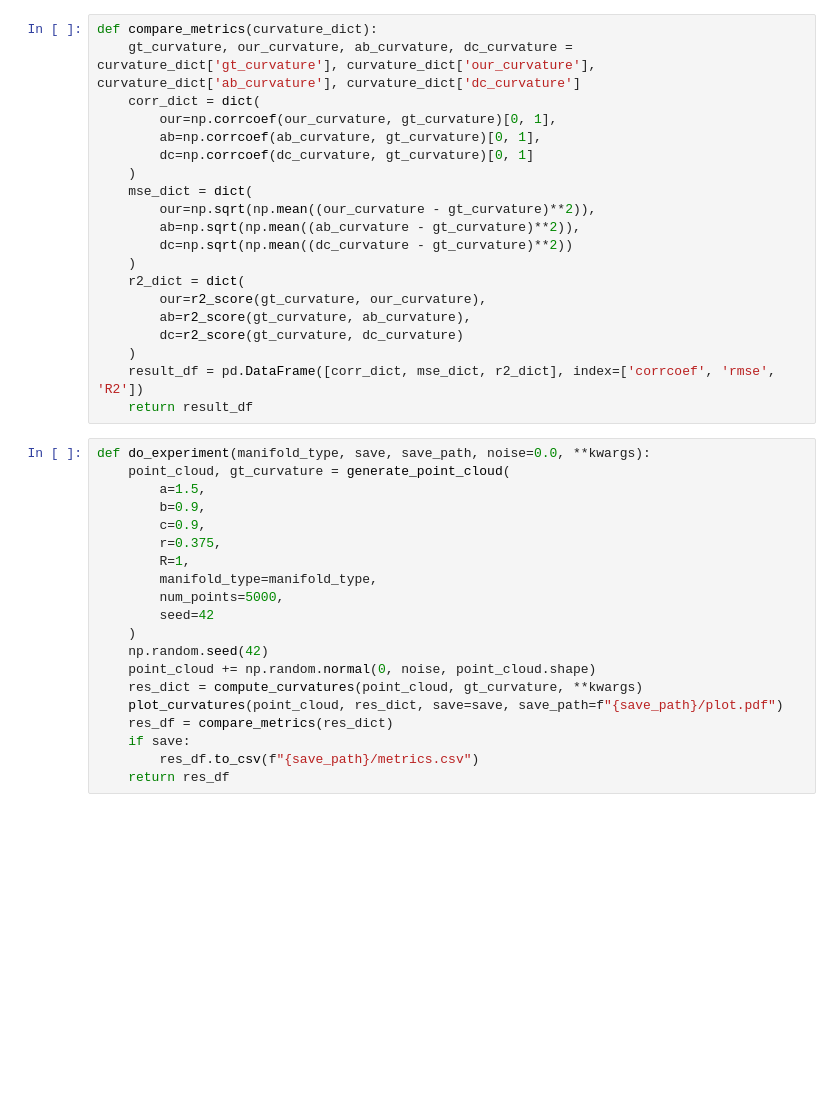
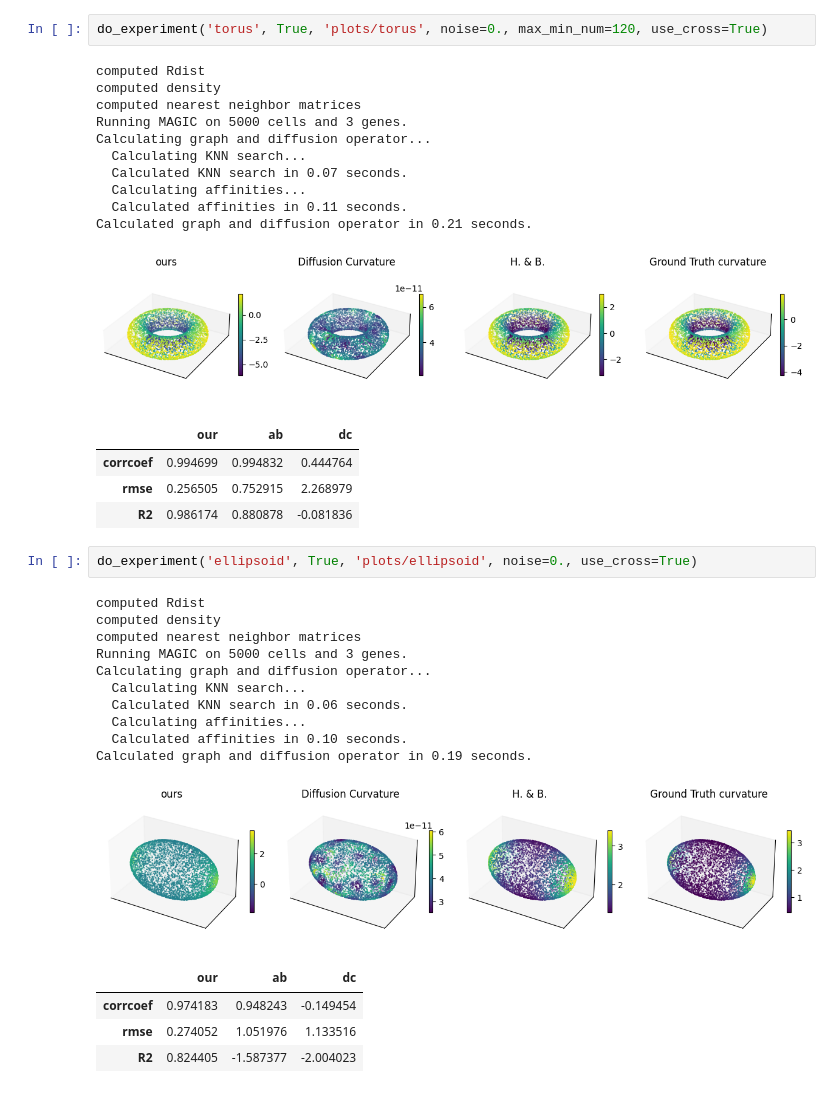
Before and after one commit to ZhangKaly/Principal-Curvature, a Jupyter notebook: notebooks/12-xs-comparison_experiments.ipynb, the cells around one changed output. Saved outputs shown, nothing was run; the diff lists cells and outputs as text; blank space fills up the shorter version.

```diff
--- a/notebooks/12-xs-comparison_experiments.ipynb
+++ b/notebooks/12-xs-comparison_experiments.ipynb
@@ -87,40 +19,36 @@ def plot_curvatures(point_cloud, curvature_dict, save=False, save_path='comparis
-# %%
-def compare_metrics(curvature_dict):
-    gt_curvature, our_curvature, ab_curvature, dc_curvature = curvature_dict['gt_curvature'], curvature_dict['our_curvature'], curvature_dict['ab_curvature'], curvature_dict['dc_curvature']
-    corr_dict = dict(
-        our=np.corrcoef(our_curvature, gt_curvature)[0, 1],
-        ab=np.corrcoef(ab_curvature, gt_curvature)[0, 1],
-        dc=np.corrcoef(dc_curvature, gt_curvature)[0, 1]
-    )
-    mse_dict = dict(
-        our=np.sqrt(np.mean((our_curvature - gt_curvature)**2)),
-        ab=np.sqrt(np.mean((ab_curvature - gt_curvature)**2)),
-        dc=np.sqrt(np.mean((dc_curvature - gt_curvature)**2))
-    )
-    r2_dict = dict(
-        our=r2_score(gt_curvature, our_curvature),
-        ab=r2_score(gt_curvature, ab_curvature),
-        dc=r2_score(gt_curvature, dc_curvature)
-    )
-    result_df = pd.DataFrame([corr_dict, mse_dict, r2_dict], index=['corrcoef', 'rmse', 'R2'])
-    return result_df
-# %%
-def do_experiment(manifold_type, save, save_path, noise=0.0, **kwargs):
-    point_cloud, gt_curvature = generate_point_cloud(
-        a=1.5,
-        b=0.9,
-        c=0.9,
-        r=0.375,
-        R=1,
-        manifold_type=manifold_type,
-        num_points=5000,
-        seed=42
-    )
-    np.random.seed(42)
-    point_cloud += np.random.normal(0, noise, point_cloud.shape)
-    res_dict = compute_curvatures(point_cloud, gt_curvature, **kwargs)
-    plot_curvatures(point_cloud, res_dict, save=save, save_path=f"{save_path}/plot.pdf")
-    res_df = compare_metrics(res_dict)
-    if save:
-        res_df.to_csv(f"{save_path}/metrics.csv")
-    return res_df
+# %%
+do_experiment('torus', True, 'plots/torus', noise=0., max_min_num=120, use_cross=True)
+# %% [output]
+computed Rdist
+computed density
+computed nearest neighbor matrices
+Running MAGIC on 5000 cells and 3 genes.
+Calculating graph and diffusion operator...
+  Calculating KNN search...
+  Calculated KNN search in 0.07 seconds.
+  Calculating affinities...
+  Calculated affinities in 0.11 seconds.
+Calculated graph and diffusion operator in 0.21 seconds.
+[figure, added]
+|  | our | ab | dc |
+| corrcoef | 0.994699 | 0.994832 | 0.444764 |
+| rmse | 0.256505 | 0.752915 | 2.268979 |
+| R2 | 0.986174 | 0.880878 | -0.081836 |
+# %%
+do_experiment('ellipsoid', True, 'plots/ellipsoid', noise=0., use_cross=True)
+# %% [output]
+computed Rdist
+computed density
+computed nearest neighbor matrices
+Running MAGIC on 5000 cells and 3 genes.
+Calculating graph and diffusion operator...
+  Calculating KNN search...
+  Calculated KNN search in 0.06 seconds.
+  Calculating affinities...
+  Calculated affinities in 0.10 seconds.
+Calculated graph and diffusion operator in 0.19 seconds.
+[figure, added]
+|  | our | ab | dc |
+| corrcoef | 0.974183 | 0.948243 | -0.149454 |
+| rmse | 0.274052 | 1.051976 | 1.133516 |
+| R2 | 0.824405 | -1.587377 | -2.004023 |
```
Also changed, not shown: parts of 8 cells of this notebook, 16 other files.
